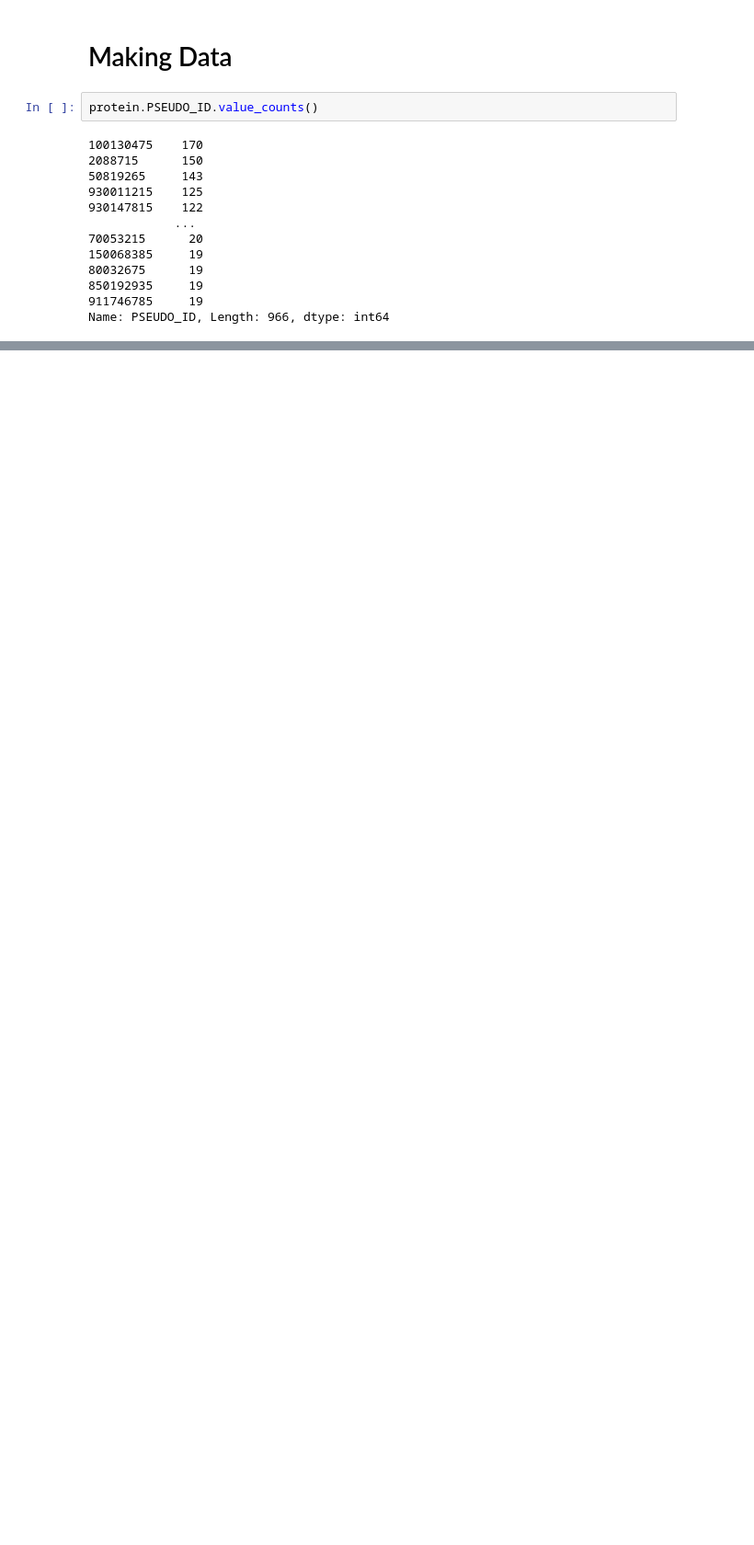
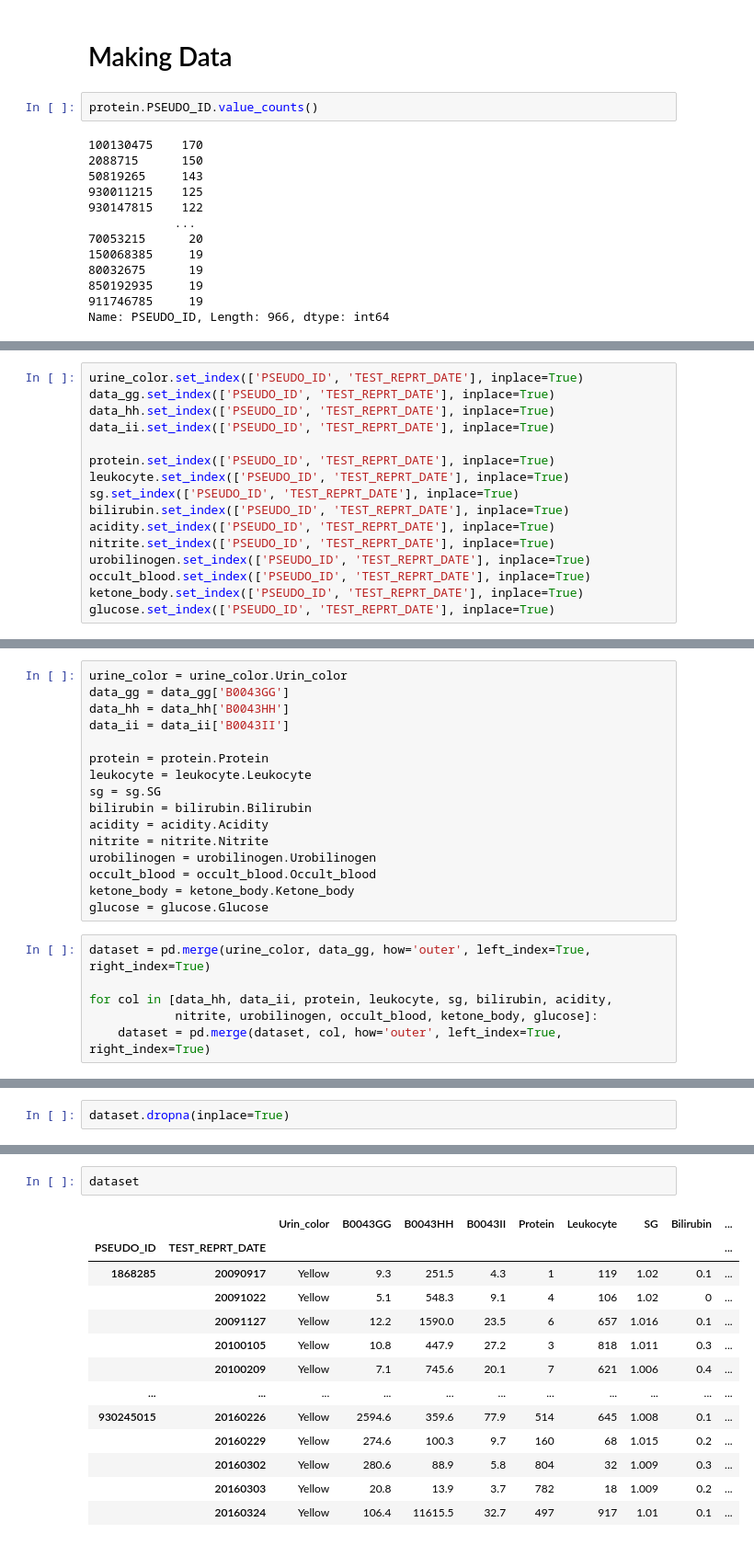
Before and after one commit to Choi-JaeSung/Industrial_AI_Challenge_2022, a Jupyter notebook: Making_Dataset/Making_Dataset.ipynb, the cells around one changed output, grey strips where cells are left out. Shown at 92% size. Cells and saved outputs as stored; diff of their text form; blank space fills up the shorter version.

```diff
--- a/Making_Dataset/Making_Dataset.ipynb
+++ b/Making_Dataset/Making_Dataset.ipynb
@@ -104,0 +181,16 @@ Name: PSEUDO_ID, Length: 966, dtype: int64
+# %%
+urine_color.set_index(['PSEUDO_ID', 'TEST_REPRT_DATE'], inplace=True)
+data_gg.set_index(['PSEUDO_ID', 'TEST_REPRT_DATE'], inplace=True)
+data_hh.set_index(['PSEUDO_ID', 'TEST_REPRT_DATE'], inplace=True)
+data_ii.set_index(['PSEUDO_ID', 'TEST_REPRT_DATE'], inplace=True)
+
+protein.set_index(['PSEUDO_ID', 'TEST_REPRT_DATE'], inplace=True)
+leukocyte.set_index(['PSEUDO_ID', 'TEST_REPRT_DATE'], inplace=True)
+sg.set_index(['PSEUDO_ID', 'TEST_REPRT_DATE'], inplace=True)
+bilirubin.set_index(['PSEUDO_ID', 'TEST_REPRT_DATE'], inplace=True)
+acidity.set_index(['PSEUDO_ID', 'TEST_REPRT_DATE'], inplace=True)
+nitrite.set_index(['PSEUDO_ID', 'TEST_REPRT_DATE'], inplace=True)
+urobilinogen.set_index(['PSEUDO_ID', 'TEST_REPRT_DATE'], inplace=True)
+occult_blood.set_index(['PSEUDO_ID', 'TEST_REPRT_DATE'], inplace=True)
+ketone_body.set_index(['PSEUDO_ID', 'TEST_REPRT_DATE'], inplace=True)
+glucose.set_index(['PSEUDO_ID', 'TEST_REPRT_DATE'], inplace=True)
@@ -104,0 +209,22 @@ Name: PSEUDO_ID, Length: 966, dtype: int64
+# %%
+urine_color = urine_color.Urin_color
+data_gg = data_gg['B0043GG']
+data_hh = data_hh['B0043HH']
+data_ii = data_ii['B0043II']
+
+protein = protein.Protein
+leukocyte = leukocyte.Leukocyte
+sg = sg.SG
+bilirubin = bilirubin.Bilirubin
+acidity = acidity.Acidity
+nitrite = nitrite.Nitrite
+urobilinogen = urobilinogen.Urobilinogen
+occult_blood = occult_blood.Occult_blood
+ketone_body = ketone_body.Ketone_body
+glucose = glucose.Glucose
+# %%
+dataset = pd.merge(urine_color, data_gg, how='outer', left_index=True, right_index=True)
+
+for col in [data_hh, data_ii, protein, leukocyte, sg, bilirubin, acidity,
+            nitrite, urobilinogen, occult_blood, ketone_body, glucose]:
+    dataset = pd.merge(dataset, col, how='outer', left_index=True, right_index=True)
@@ -104,0 +249,2 @@ Name: PSEUDO_ID, Length: 966, dtype: int64
+# %%
+dataset.dropna(inplace=True)
@@ -104,0 +273,16 @@ Name: PSEUDO_ID, Length: 966, dtype: int64
+# %%
+dataset
+# %% [output]
+|  |  | Urin_color | B0043GG | B0043HH | B0043II | Protein | Leukocyte | SG | Bilirubin | ... |
+| PSEUDO_ID | TEST_REPRT_DATE |  |  |  |  |  |  |  |  | ... |
+| 1868285 | 20090917 | Yellow | 9.3 | 251.5 | 4.3 | 1 | 119 | 1.02 | 0.1 | ... |
+|  | 20091022 | Yellow | 5.1 | 548.3 | 9.1 | 4 | 106 | 1.02 | 0 | ... |
+|  | 20091127 | Yellow | 12.2 | 1590.0 | 23.5 | 6 | 657 | 1.016 | 0.1 | ... |
+|  | 20100105 | Yellow | 10.8 | 447.9 | 27.2 | 3 | 818 | 1.011 | 0.3 | ... |
+|  | 20100209 | Yellow | 7.1 | 745.6 | 20.1 | 7 | 621 | 1.006 | 0.4 | ... |
+| ... | ... | ... | ... | ... | ... | ... | ... | ... | ... | ... |
+| 930245015 | 20160226 | Yellow | 2594.6 | 359.6 | 77.9 | 514 | 645 | 1.008 | 0.1 | ... |
+|  | 20160229 | Yellow | 274.6 | 100.3 | 9.7 | 160 | 68 | 1.015 | 0.2 | ... |
+|  | 20160302 | Yellow | 280.6 | 88.9 | 5.8 | 804 | 32 | 1.009 | 0.3 | ... |
+|  | 20160303 | Yellow | 20.8 | 13.9 | 3.7 | 782 | 18 | 1.009 | 0.2 | ... |
+|  | 20160324 | Yellow | 106.4 | 11615.5 | 32.7 | 497 | 917 | 1.01 | 0.1 | ... |
```
Also changed, not shown: parts of 31 cells of this notebook, 5 other files.
